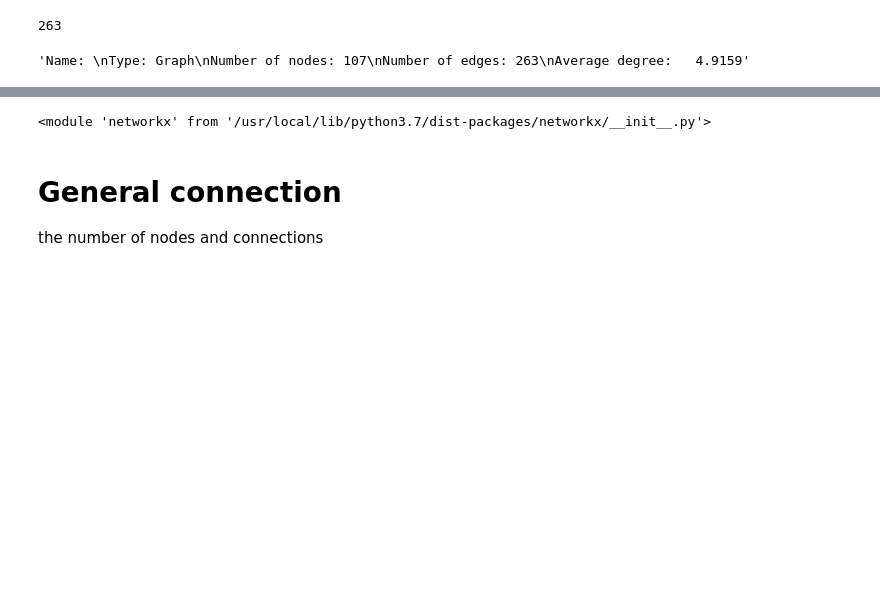
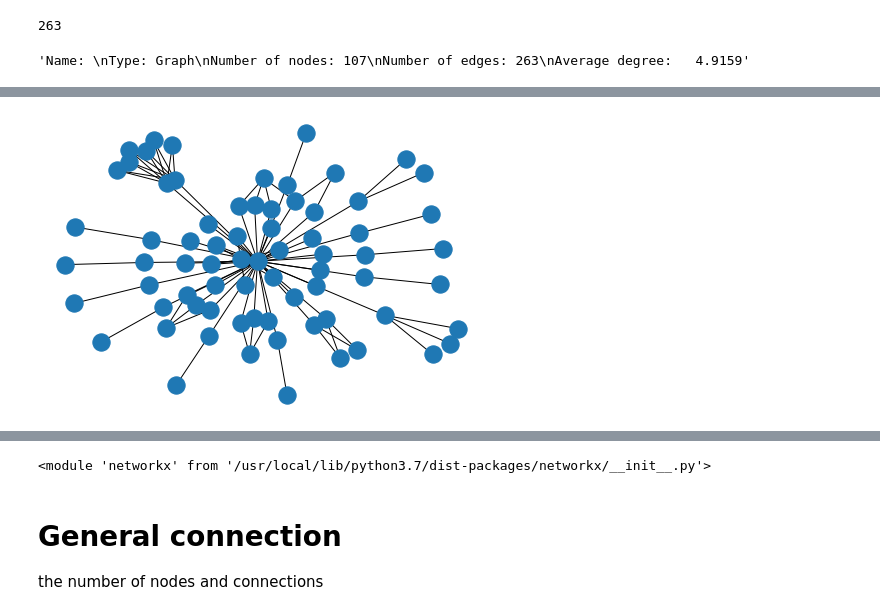
Before and after one commit to anturex2016/data_analytics2021, a Jupyter notebook: working_with_networkx.ipynb, the cells around one changed output, grey strips where cells are left out. Drawn from its saved outputs; the diff is of its cells as text; code cells hidden in the pictures; blank space fills up the shorter version.

```diff
--- a/working_with_networkx.ipynb
+++ b/working_with_networkx.ipynb
@@ -23,6 +23,8 @@ df.head()
 | 4 | David Moloney | Sam Caulfield | 1.2 Watt Classification of 3D Vox... | 2020 |
 # %%
 co_graph=nx.from_pandas_edgelist(df,source="Author",target="CoAuthor")
+co_graph1=nx.from_pandas_edgelist(df,source="Author",target="Title")
+co_graph2=nx.from_pandas_edgelist(df,source="Author",target="Year")
 # %%
 co_graph.nodes()
 # %% [output]
@@ -48,0 +51,4 @@ nx.draw(co_graph)
+# %%
+nx.draw(co_graph1)
+# %% [output]
+[figure, added]
```
Also changed, not shown: parts of 10 cells of this notebook.
